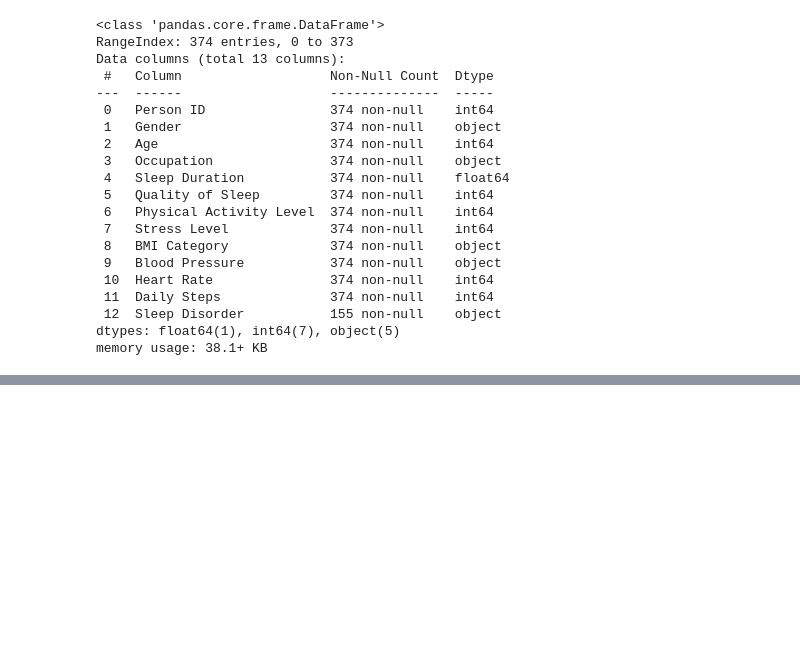
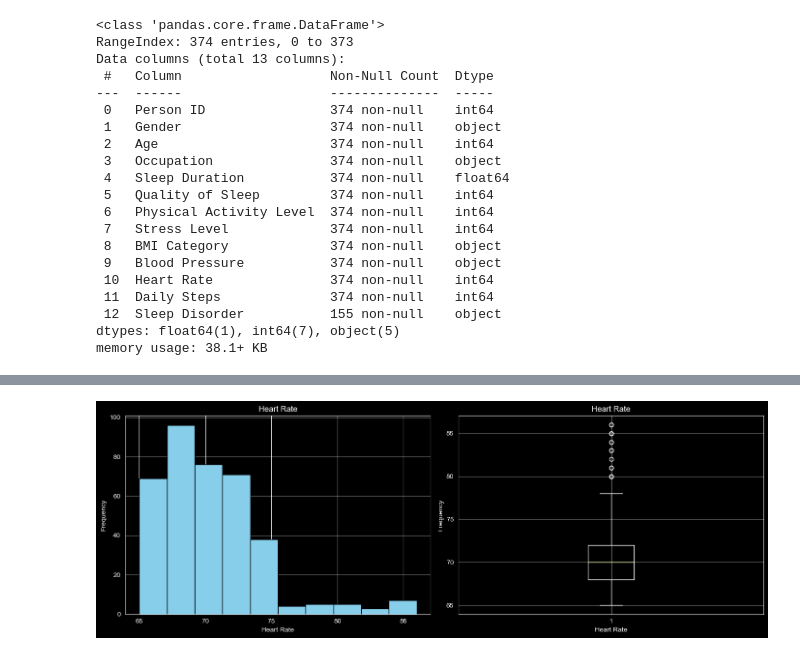
Before and after one commit to kinant/ud-stats-nd, a Jupyter notebook: PR01 - Describe Health and Sleep Quality Data/PR01 - Describe Health and Sleep Quality Data.ipynb, the cells around one changed output, grey strips where cells are left out. Saved outputs shown, nothing was run; the diff lists cells and outputs as text; code cells hidden in the pictures; blank space fills up the shorter version.

```diff
--- a/PR01 - Describe Health and Sleep Quality Data/PR01 - Describe Health and Sleep Quality Data.ipynb
+++ b/PR01 - Describe Health and Sleep Quality Data/PR01 - Describe Health and Sleep Quality Data.ipynb
@@ -52,0 +100,22 @@ data.describe()
+# %%
+# Heart Rate
+fig, ax = plt.subplots(1, 2, figsize=(14, 5))
+
+# Plot 1: Heart Rates histogram
+ax[0].hist(data['Heart Rate'], color='skyblue', edgecolor='black')
+ax[0].set_xlabel('Heart Rate')
+ax[0].set_ylabel('Frequency')
+ax[0].set_title('Heart Rate')
+ax[0].grid(axis='y', alpha=0.5)
+
+# Plot 2: Heart Rates box plot
+ax[1].boxplot(data['Heart Rate'])
+ax[1].set_xlabel('Heart Rate')
+ax[1].set_ylabel('Frequency')
+ax[1].set_title('Heart Rate')
+ax[1].grid(axis='y', alpha=0.5)
+
+plt.tight_layout()
+plt.show()
+# %% [output]
+[figure, added]
```
Also changed, not shown: parts of 3 cells of this notebook, 1 other file.
